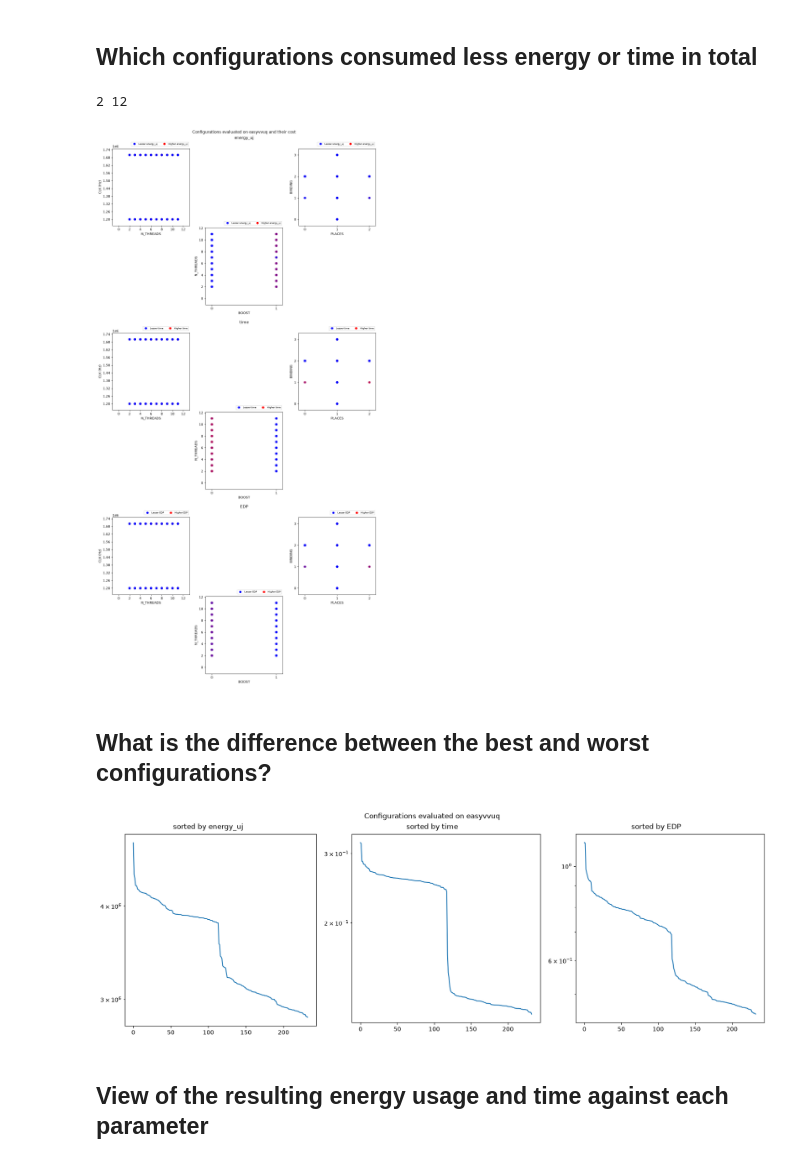
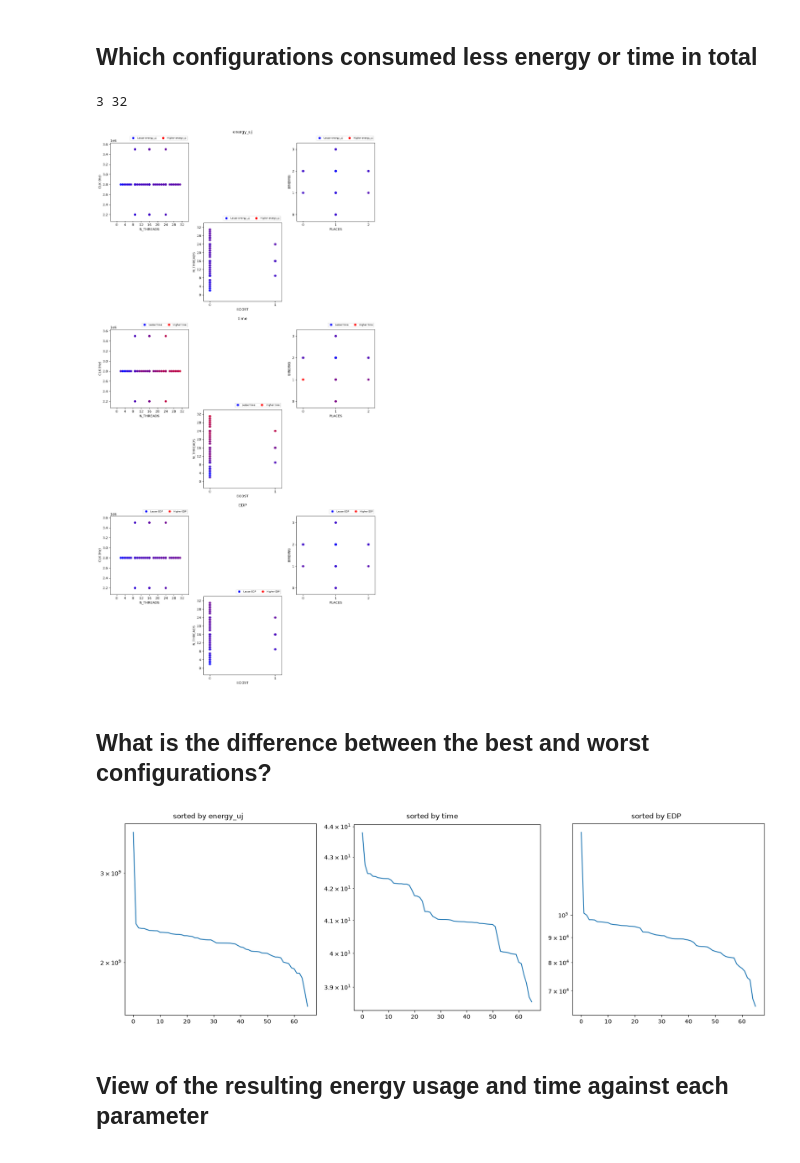
Before and after one commit to Jubarte27/energyuq, a Jupyter notebook: scenarios/main/Energy Analysis.ipynb, the cells around one changed output. Drawn from its saved outputs; the diff is of its cells as text; code cells hidden in the pictures.

```diff
--- a/scenarios/main/Energy Analysis.ipynb
+++ b/scenarios/main/Energy Analysis.ipynb
@@ -26,16 +21,14 @@ import numpy as np
 # %% [markdown]
 # Plots
 # %%
-EASY=True
-result_set: dict[str, Result] = {}
 qois = ["energy_uj", "time", "EDP"]
 energyuq.QOI = "energy_uj"
 
 campaign_name = "energy"
-campaign, analysis, mach = energyuq.load(programs.NONE, machines.Machine("None", [], 1), campaign_name, dir="run_results/energy_43")
+campaign, analysis, mach = energyuq.load(programs.NONE, machines.Machine("None", [], 1), campaign_name, dir="run_results/sirius/energy_3")
 
 plot = Plotter(mach)
-result_set["easyvvuq"] = EasyResult(
+result = EasyResult(
     campaign.get_collation_result(),
     qois,
     analysis,
@@ -77,34 +58,30 @@ def wrap_at(width, amount):
 # %%
 %matplotlib inline
 print(len(mach.freq), mach.max_threads)
-for name, result in result_set.items():
-    fig = plt.figure(figsize=(16,8 * len(qois)), layout="constrained")
-    fig.suptitle(f"Configurations evaluated on {name} and their cost")
-    fs = fig.subfigures(*wrap_at(1, len(qois))).flatten()
-    c=0
-    for qoi in qois:
-        f = plot.plot_grid_2D_best(result, qoi, subfig=fs[c])
-        f.suptitle(qoi)
-        c += 1
+fig = plt.figure(figsize=(16,8 * len(qois)), layout="constrained")
+fs = fig.subfigures(*wrap_at(1, len(qois))).flatten()
+c=0
+for qoi in qois:
+    f = plot.plot_grid_2D_best(result, qoi, subfig=fs[c], order_focus=True, classify_outliers=False)
+    f.suptitle(qoi)
+    c += 1
 # %% [output]
-2 12
+3 32
-[figure, old version]
+[figure, new version]
 # %% [markdown]
 ## What is the difference between the best and worst configurations?
 # %%
-for name, result in result_set.items():
-    fig = plt.figure(figsize=(16,16), layout="constrained")
-    fig.suptitle(f"Configurations evaluated on {name}")
-    fs = fig.subfigures(1, len(qois)) #could be more that 2
-    c=0
-    for qoi in qois:
-        if qoi not in result.qois:
-            continue
-        f = plot.plot_sorted(result, qoi, subfig=fs[c])
-        f.suptitle(f'sorted by {qoi}')
-        c+=1
+fig = plt.figure(figsize=(16,16), layout="constrained")
+fs = fig.subfigures(1, len(qois)) #could be more that 2
+c=0
+for qoi in qois:
+    if qoi not in result.qois:
+        continue
+    f = plot.plot_sorted(result, qoi, subfig=fs[c])
+    f.suptitle(f'sorted by {qoi}')
+    c+=1
 # %% [output]
-[figure, old version]
+[figure, new version]
 # %% [markdown]
 ## View of the resulting energy usage and time against each parameter
 # %%
```
Also changed, not shown: parts of 12 cells of this notebook, 15 other files.
